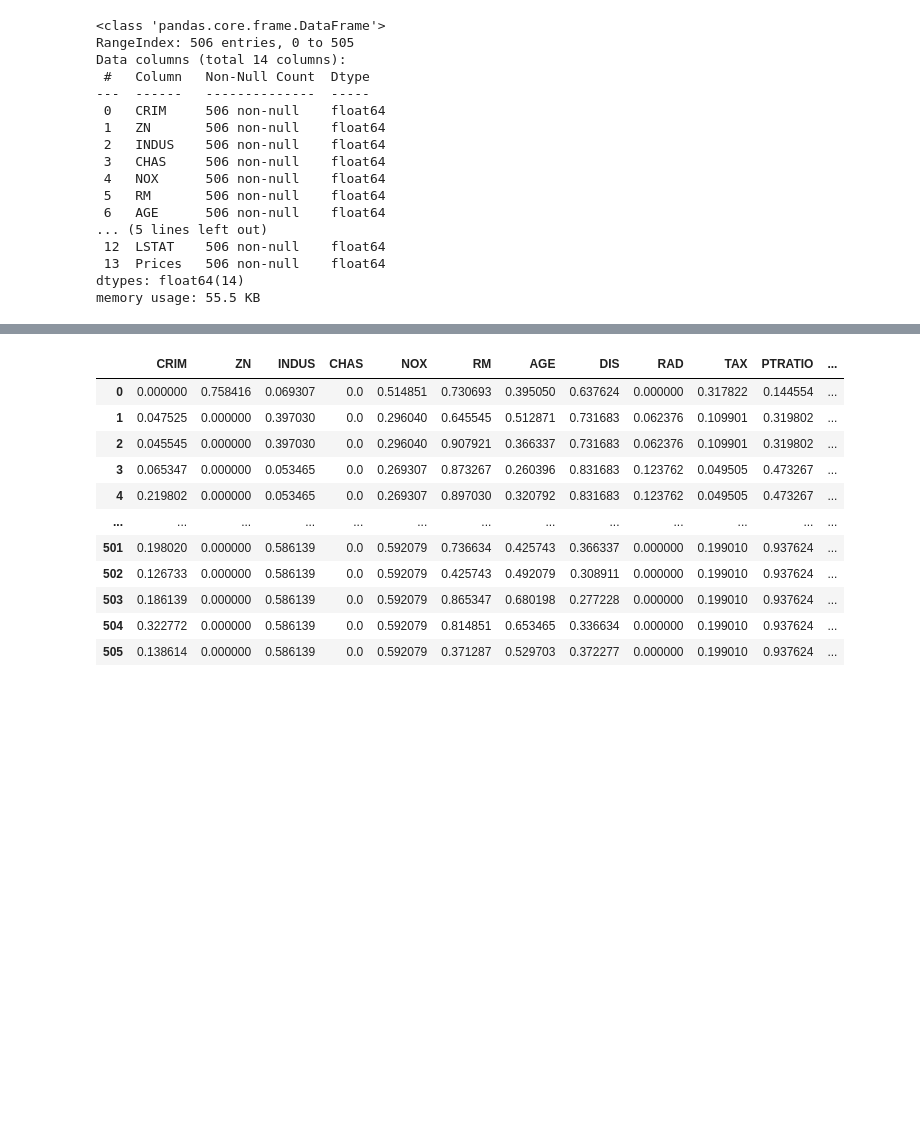
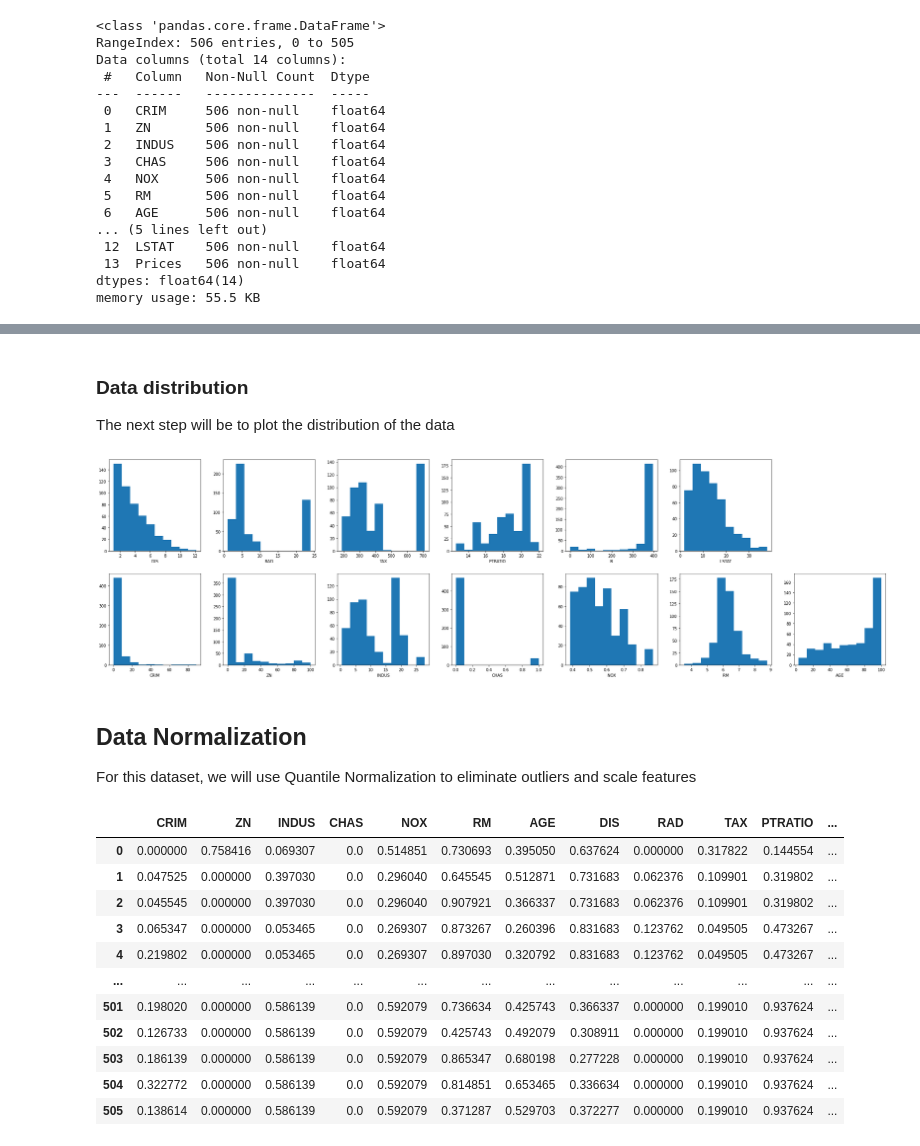
Before and after one commit to MatheusSC017/BostonHousingDataRegression, a Jupyter notebook: BostonHousingData.ipynb, the cells around one changed output, grey strips where cells are left out. Cells and saved outputs as stored; diff of their text form; code cells hidden in the pictures; blank space fills up the shorter version.

```diff
--- a/BostonHousingData.ipynb
+++ b/BostonHousingData.ipynb
@@ -117,0 +186,6 @@ memory usage: 55.5 KB
+# %%
+outliers_analyse = list()
+for feature in boston_df.drop('Prices', axis=1):
+    perc_outliers_data = calc_outliers(boston_df[feature])
+
+    outliers_analyse.append(perc_outliers_data)
@@ -118,3 +212,29 @@ memory usage: 55.5 KB
+# %% [markdown]
+### Data distribution
+The next step will be to plot the distribution of the data
+# %%
+def plot_hist(figure, feature_data, feature_name, line, column,
+              width=0.8, height=0.8):
+    figure.add_axes((line, column, width, height))
+    plt.xlabel(feature_name)
+    plt.hist(feature_data)
+# %%
+f = plt.figure(figsize=(4, 4))
+
+i = 0
+j = 0
+for feature in boston_df.drop('Prices', axis=1):
+    plot_hist(f, boston_df[feature], feature, i, j)
+
+    i += 1
+    if i == 7:
+        i = 0
+        j += 1
+# %% [output]
+[figure, added]
+# %% [markdown]
+## Data Normalization
+For this dataset, we will use Quantile Normalization to eliminate outliers and scale features
 # %%
 qt = QuantileTransformer()
 boston_data_normalized = qt.fit_transform(boston_df.drop('Prices', axis=1),
```
Also changed, not shown: parts of 59 cells of this notebook.
